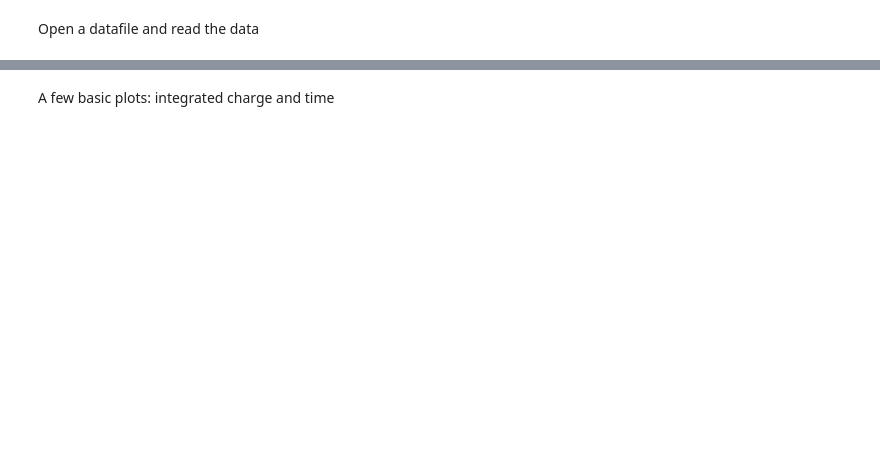
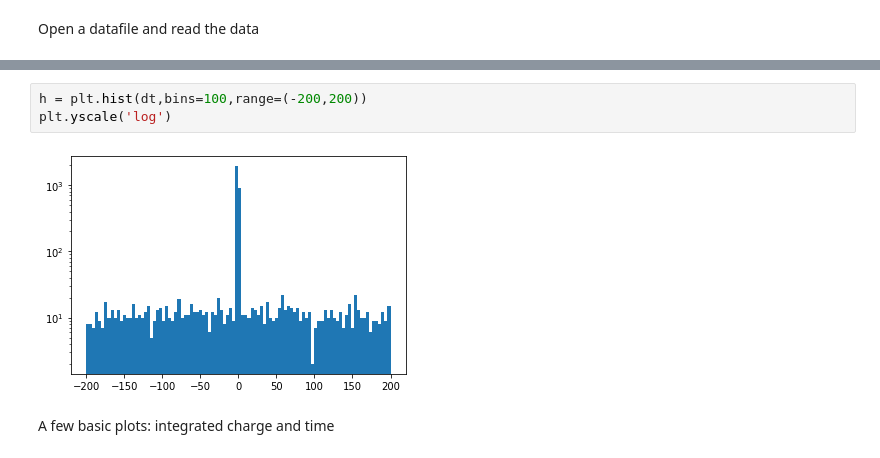
Before and after one commit to acolijn/DT5550_DAQ, a Jupyter notebook: analysis/decode_example.ipynb, the cells around one changed output, grey strips where cells are left out. Cells and saved outputs as stored; diff of their text form; blank space fills up the shorter version.

```diff
--- a/analysis/decode_example.ipynb
+++ b/analysis/decode_example.ipynb
@@ -39,3 +56,8 @@ Processing done
+# %%
+h = plt.hist(dt,bins=100,range=(-200,200))
+plt.yscale('log')
+# %% [output]
+[figure, added]
 # %% [markdown]
 A few basic plots: integrated charge and time
 # %%
```
Also changed, not shown: parts of 6 cells of this notebook, 4 other files.
